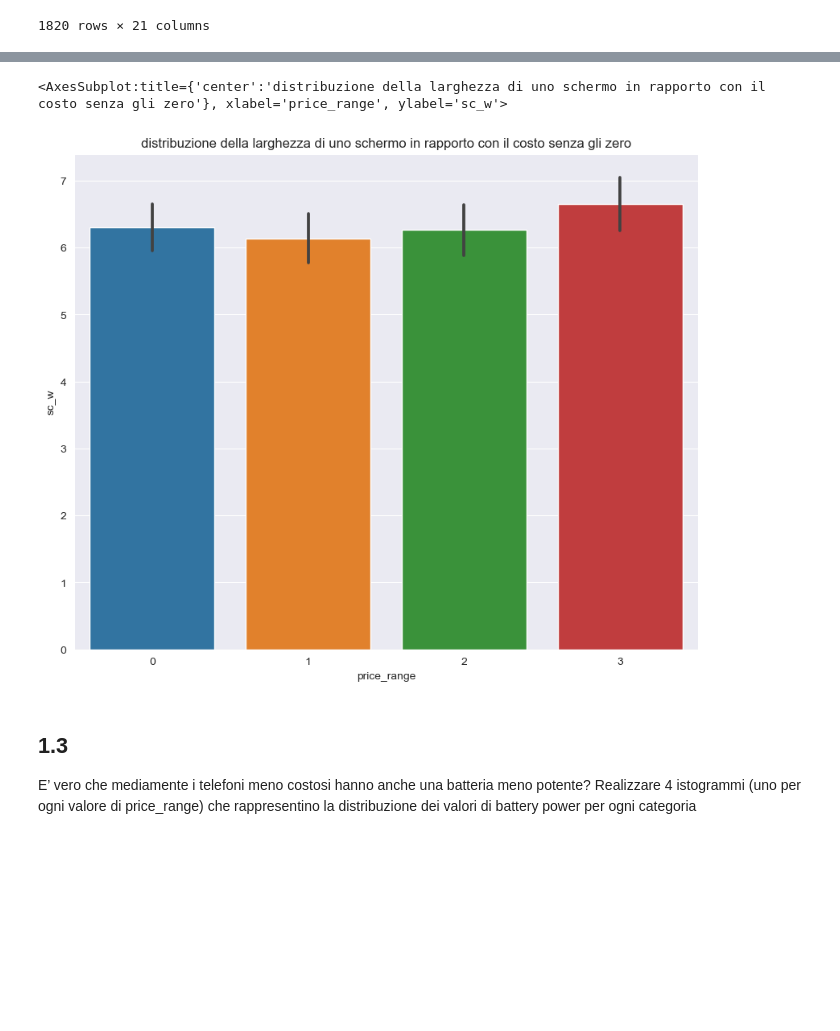
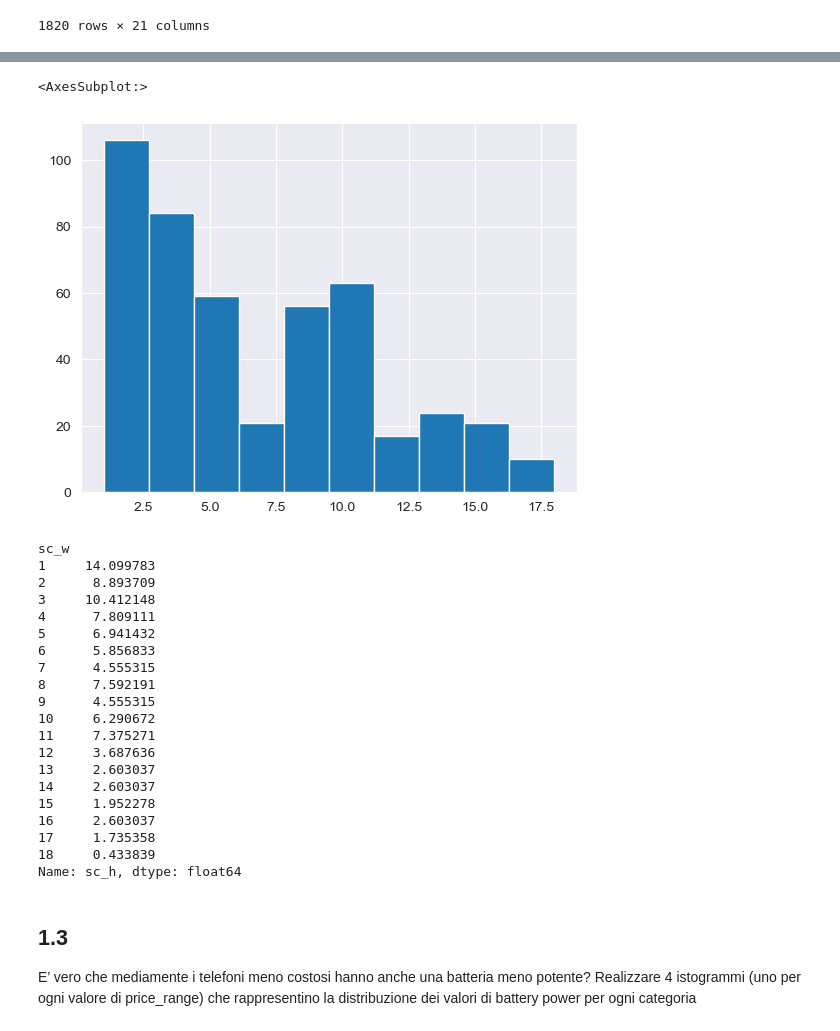
Before and after one commit to Rdm-Nico/BDTA, a Jupyter notebook: Esercitazioni/Esami/08_01_2020.ipynb, the cells around one changed output, grey strips where cells are left out. Drawn from its saved outputs; the diff is of its cells as text; code cells hidden in the pictures; blank space fills up the shorter version.

```diff
--- a/Esercitazioni/Esami/08_01_2020.ipynb
+++ b/Esercitazioni/Esami/08_01_2020.ipynb
@@ -148,11 +123,33 @@ plt.legend()
-# %%
-fig, (ax1) = plt.subplots(ncols=1, figsize=(10, 8))
-ax1.set_title("distribuzione della larghezza di uno schermo in rapporto con il costo senza gli zero")
-
-sns.barplot(df_deleted['price_range'],df_deleted["sc_w"],ax=ax1)
-# %% [output]
-<AxesSubplot:title={'center':'distribuzione della larghezza di uno schermo in rapporto con il costo senza gli zero'}, xlabel='price_range', ylabel='sc_w'>
-[figure, removed]
+# %%
+df_deleted_len = df_deleted.loc[df.price_range == 3]
+percent = df_deleted_len.groupby("sc_w")["sc_h"].count() / len(df_deleted_len)
+df_deleted_len["sc_w"].hist()
+# %% [output]
+<AxesSubplot:>
+[figure, added]
+# %%
+percent*100
+# %% [output]
+sc_w
+1     14.099783
+2      8.893709
+3     10.412148
+4      7.809111
+5      6.941432
+6      5.856833
+7      4.555315
+8      7.592191
+9      4.555315
+10     6.290672
+11     7.375271
+12     3.687636
+13     2.603037
+14     2.603037
+15     1.952278
+16     2.603037
+17     1.735358
+18     0.433839
+Name: sc_h, dtype: float64
 # %% [markdown]
 ## 1.3
 E’ vero che mediamente i telefoni meno costosi hanno anche una batteria meno potente?
```
Also changed, not shown: parts of 48 cells of this notebook.
